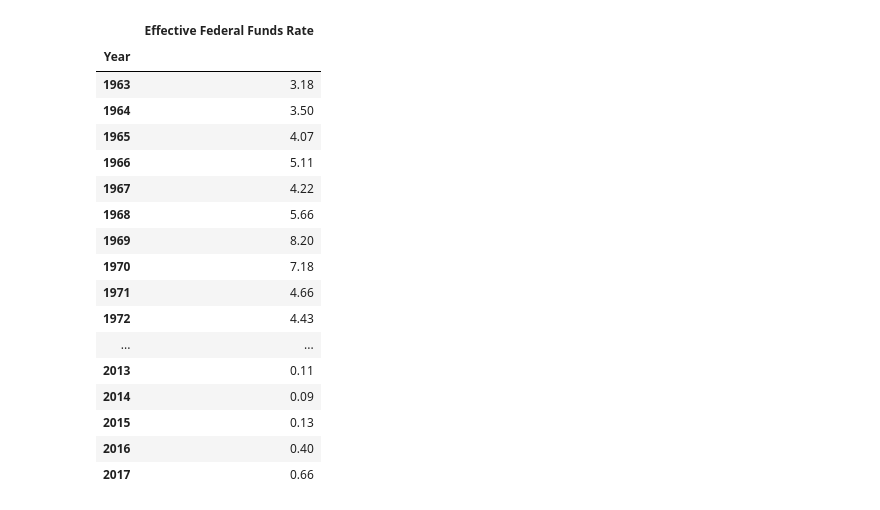
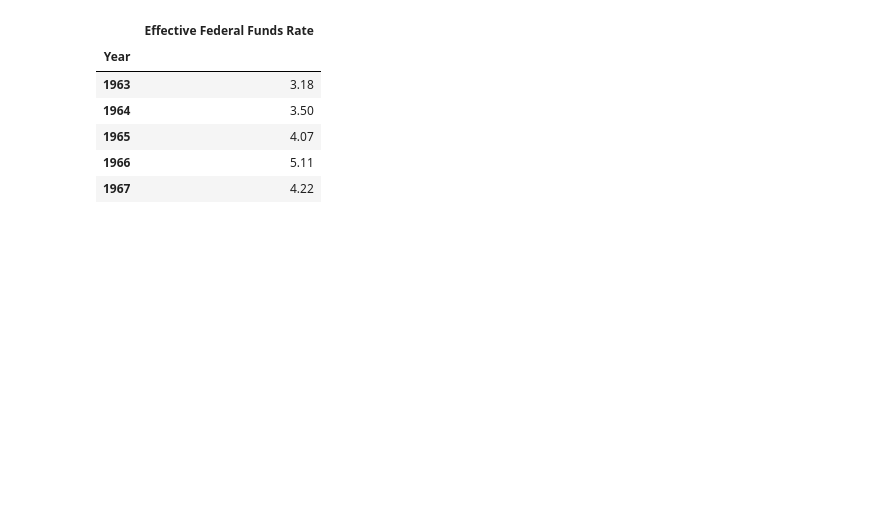
Before and after one commit to CarlosCocuy/ProjectRepo, a Jupyter notebook: fed_funds_analysis.ipynb, the cells around one changed output. Saved outputs shown, nothing was run; the diff lists cells and outputs as text; code cells hidden in the pictures; blank space fills up the shorter version.

```diff
--- a/fed_funds_analysis.ipynb
+++ b/fed_funds_analysis.ipynb
@@ -30,30 +19,19 @@ sales_df
 # %%
 csvpath2= "Resources\FedData.csv"
 rate_df = pd.DataFrame(pd.read_csv(csvpath2))
 rate_df
 eff_fed_rate= rate_df.groupby(["Year"]).mean()['Effective Federal Funds Rate'].round(2)
 eff_fed_rate_df = pd.DataFrame(eff_fed_rate)
 eff_fed_rate_df = eff_fed_rate_df.drop([1954,1955,1956,1957,1958,1959,1960,1961,1962])
-eff_fed_rate_df
+eff_fed_rate_df.head()
 # %% [output]
 |  | Effective Federal Funds Rate |
 | Year |  |
 | 1963 | 3.18 |
 | 1964 | 3.50 |
 | 1965 | 4.07 |
 | 1966 | 5.11 |
 | 1967 | 4.22 |
-| 1968 | 5.66 |
-| 1969 | 8.20 |
-| 1970 | 7.18 |
-| 1971 | 4.66 |
-| 1972 | 4.43 |
-| ... | ... |
-| 2013 | 0.11 |
-| 2014 | 0.09 |
-| 2015 | 0.13 |
-| 2016 | 0.40 |
-| 2017 | 0.66 |
 # %%
 sales_fed_funds_df = pd.merge(sales_df,eff_fed_rate_df, on="Year", how="outer")
 sales_fed_funds_df=sales_fed_funds_df.rename(index=str, columns={"Effective Federal Funds Rate":"Fed Funds Rate"})
```
Also changed, not shown: parts of 4 cells of this notebook, 2 other files.
